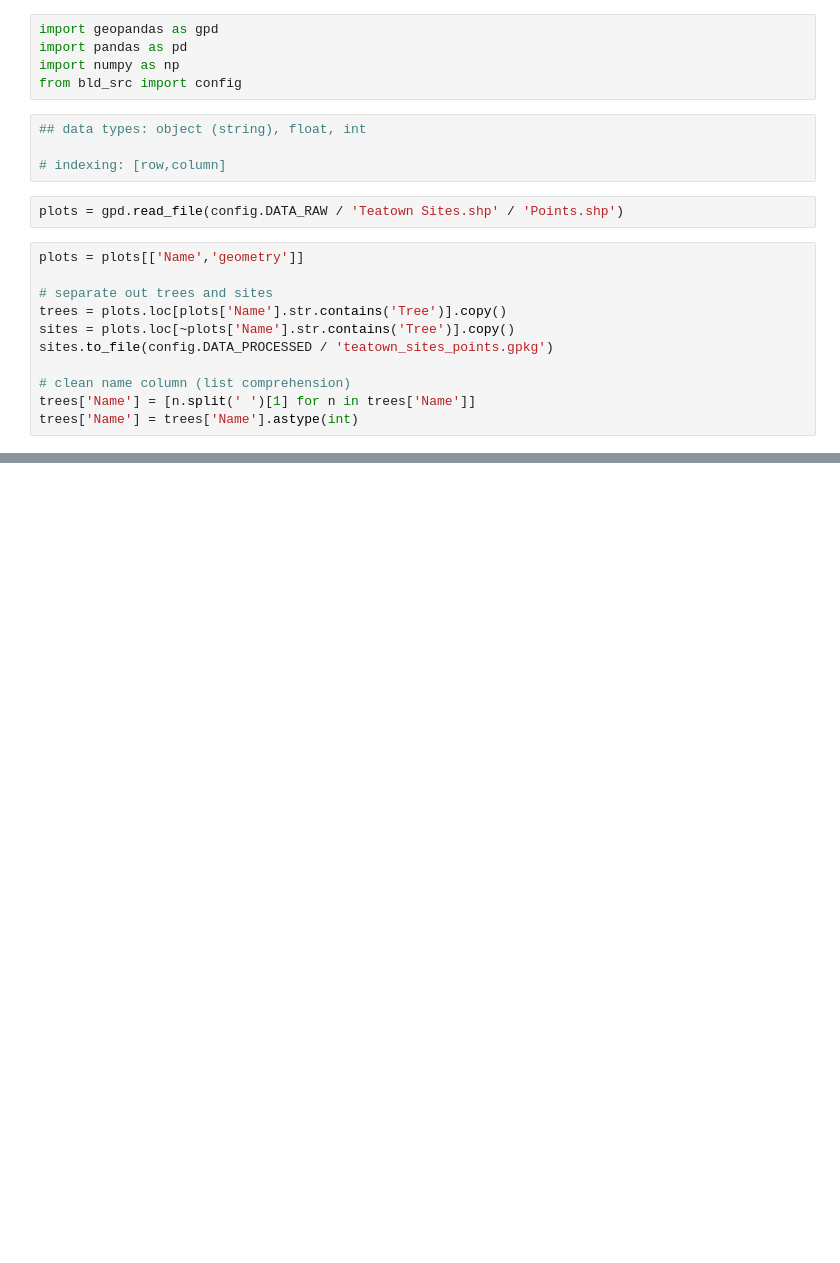
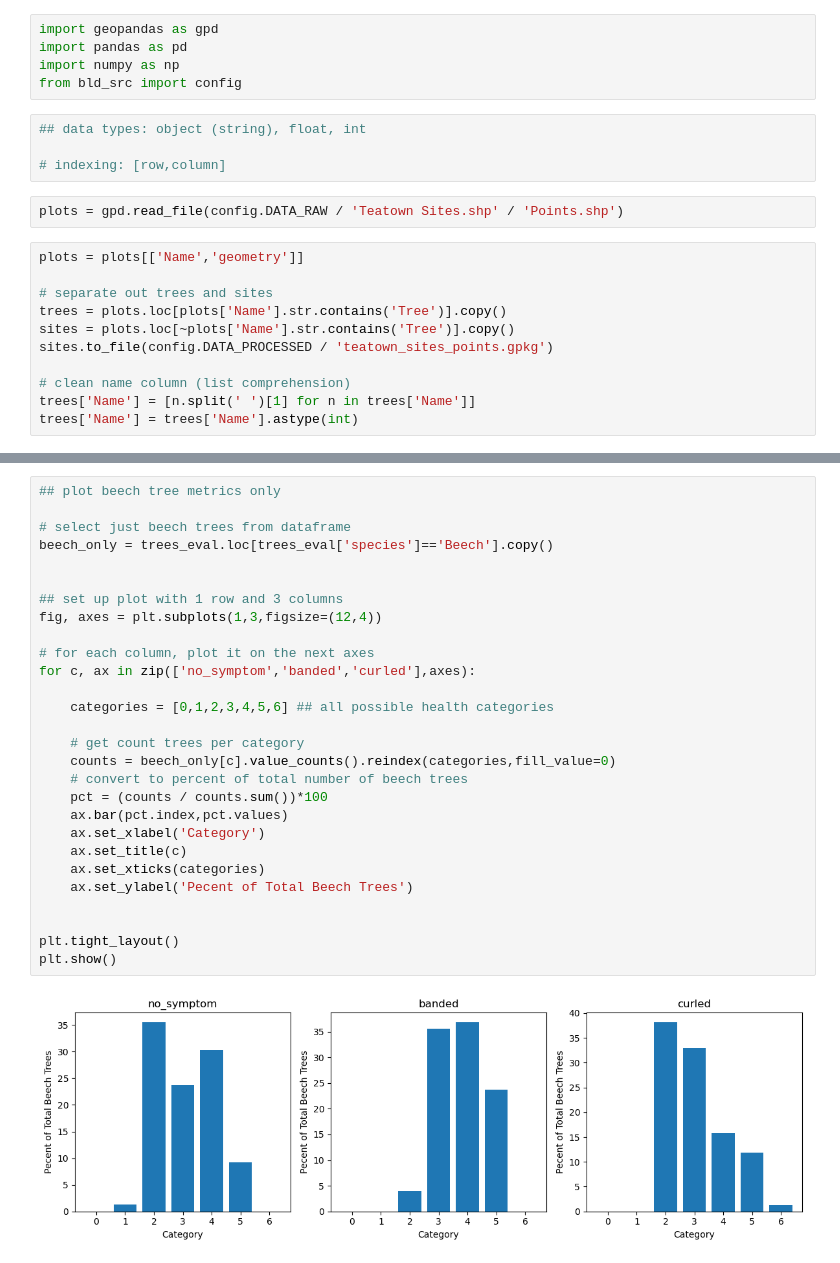
Before and after one commit to rosehanuy/bld_sentinel2, a Jupyter notebook: notebooks/gabriel_plots.ipynb, the cells around one changed output, grey strips where cells are left out. Cells and saved outputs as stored; diff of their text form; blank space fills up the shorter version.

```diff
--- a/notebooks/gabriel_plots.ipynb
+++ b/notebooks/gabriel_plots.ipynb
@@ -52,0 +89,30 @@ trees_eval['beech_ba'] = np.where(is_beech,trees_eval['basal_area'],0.0)
+# %%
+## plot beech tree metrics only
+
+# select just beech trees from dataframe
+beech_only = trees_eval.loc[trees_eval['species']=='Beech'].copy()
+
+
+## set up plot with 1 row and 3 columns
+fig, axes = plt.subplots(1,3,figsize=(12,4))
+
+# for each column, plot it on the next axes
+for c, ax in zip(['no_symptom','banded','curled'],axes):
+
+    categories = [0,1,2,3,4,5,6] ## all possible health categories
+
+    # get count trees per category
+    counts = beech_only[c].value_counts().reindex(categories,fill_value=0)
+    # convert to percent of total number of beech trees
+    pct = (counts / counts.sum())*100
+    ax.bar(pct.index,pct.values)
+    ax.set_xlabel('Category')
+    ax.set_title(c)
+    ax.set_xticks(categories)
+    ax.set_ylabel('Pecent of Total Beech Trees')
+
+
+plt.tight_layout()
+plt.show()
+# %% [output]
+[figure, added]
```
Also changed, not shown: parts of 6 cells of this notebook.
